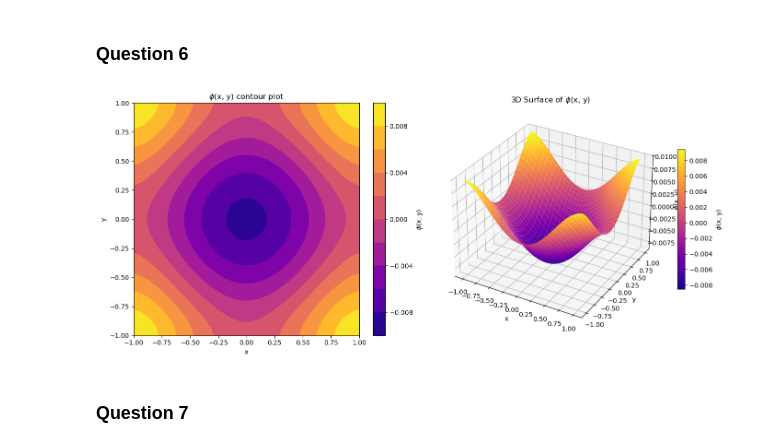
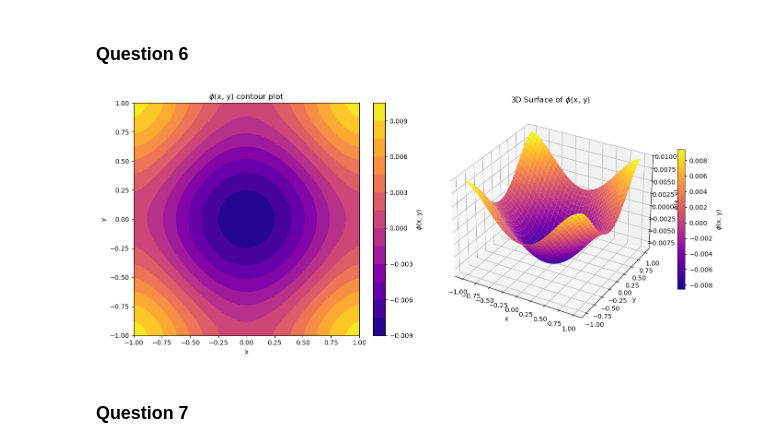
Before and after one commit to JamesGebala/Numerical_solutions_assessment-2, a Jupyter notebook: assessment_2.ipynb, the cells around one changed output. Saved outputs shown, nothing was run; the diff lists cells and outputs as text; code cells hidden in the pictures.

```diff
--- a/assessment_2.ipynb
+++ b/assessment_2.ipynb
@@ -104,28 +104,28 @@ phi = np.fft.ifft2(phi_hat).real # ignore complex output as it can't plot proper
 # %%
 fig = plt.figure(figsize=(14,6))
 
 #subplot 1 (Left)
 ax1 = fig.add_subplot(1, 2, 1)
-pcm = ax1.contourf(X, Y, phi, levels = 10, cmap="plasma")
+pcm = ax1.contourf(X, Y, phi, levels = 16, cmap="plasma")
 fig.colorbar(pcm, ax = ax1, label = r"$\phi$(x, y)") #r gets rid of escape sequence errors something about regex
 ax1.set_xlabel("x")
 ax1.set_ylabel("y")
 ax1.set_title(r"$\phi$(x, y) contour plot")
 
 #subplot 2 (Right)
 ax2 = fig.add_subplot(1, 2, 2, projection = '3d')
 surf = ax2.plot_surface(X, Y, phi, cmap = "plasma", edgecolor='none')
 fig.colorbar(surf, ax = ax2, shrink = 0.6, label = r"$\phi$(x, y)")
 ax2.set_xlabel("x")
 ax2.set_ylabel("y")
 ax2.set_zlabel(r"$\phi$(x, y)")
 ax2.set_title(r"3D Surface of $\phi$(x, y)")
 plt.savefig('./plot of phi')
 
 plt.tight_layout()
 plt.show()
 # %% [output]
-[figure, old version]
+[figure, new version]
 # %% [markdown]
 ### Question 7
 # %%
```
Also changed, not shown: parts of 14 cells of this notebook.
